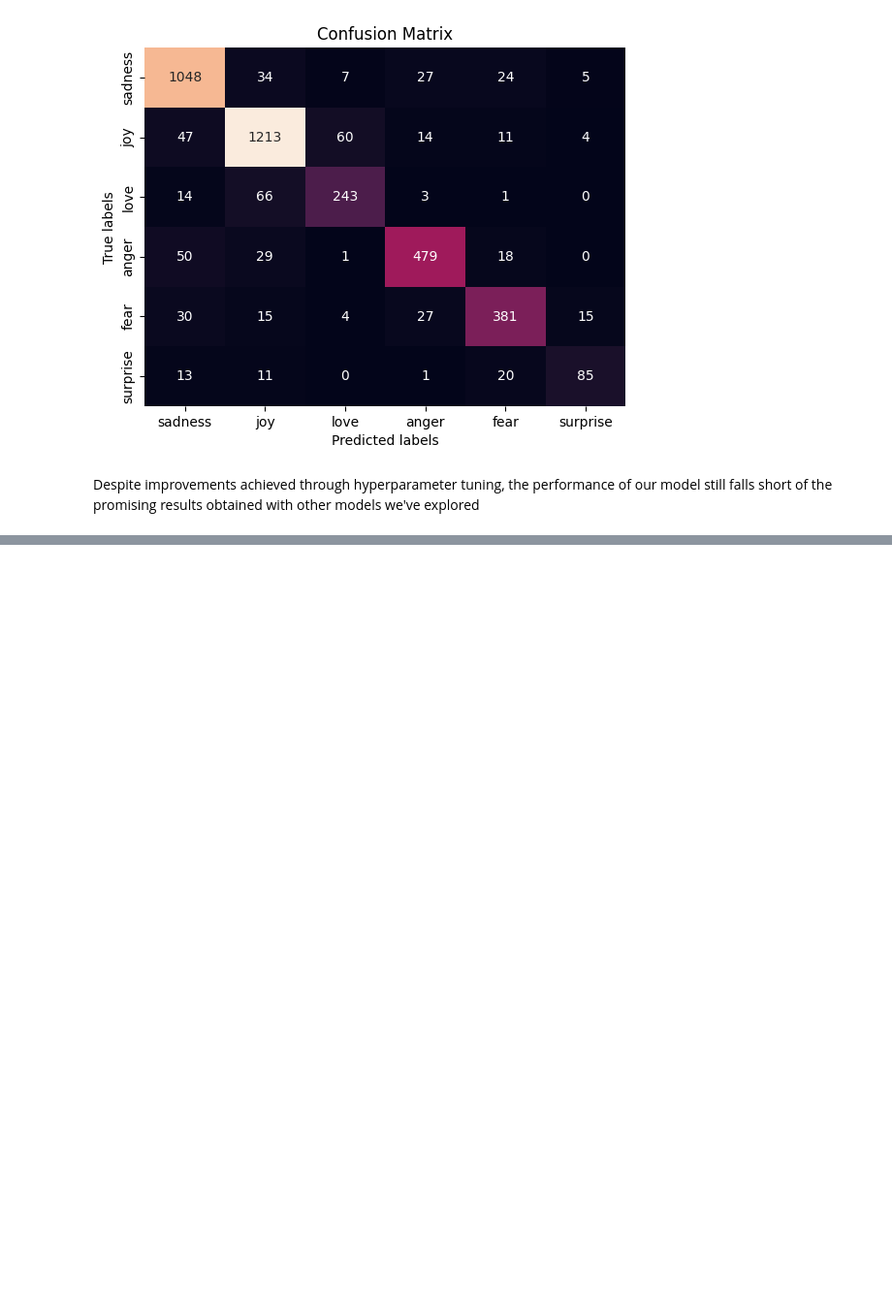
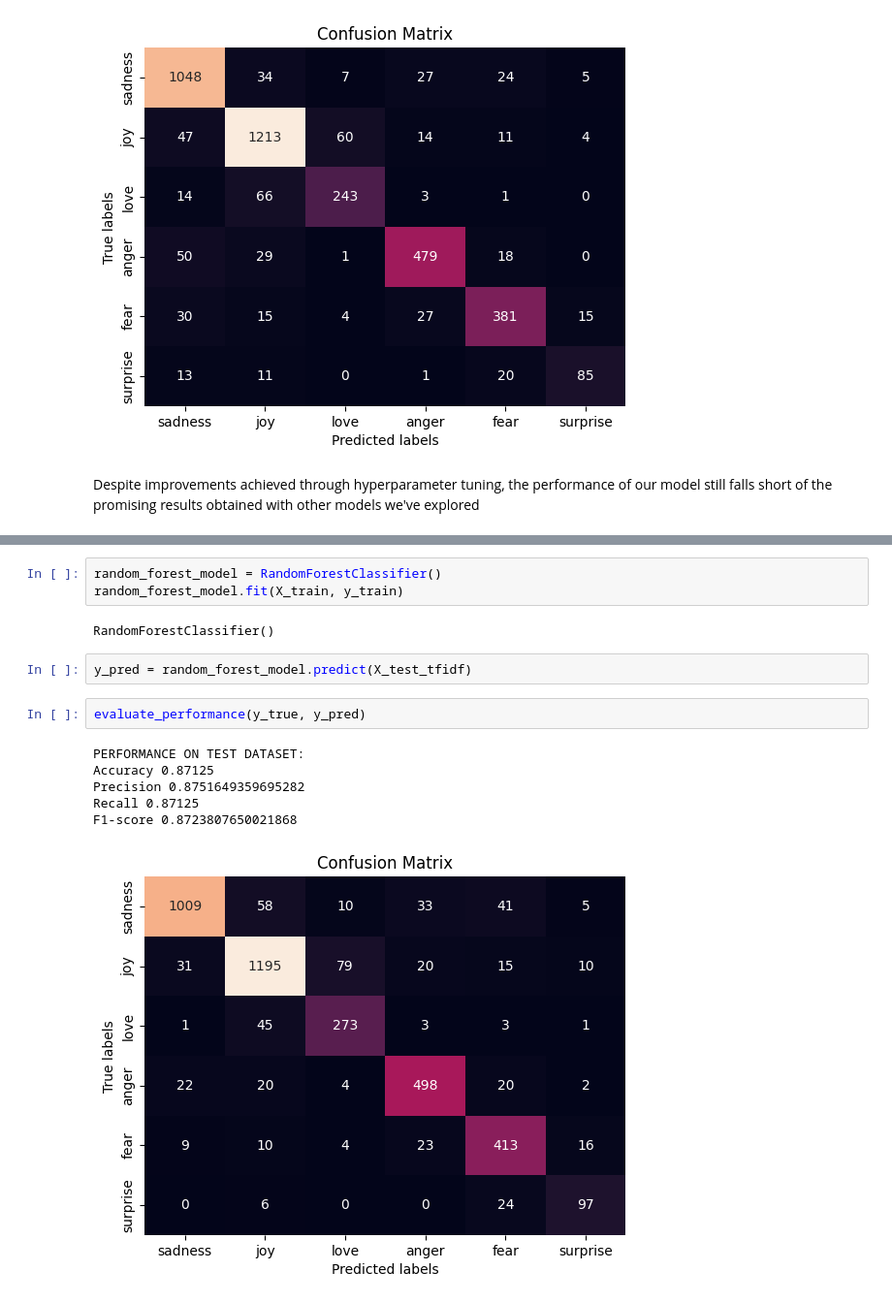
Before and after one commit to olast45/Emotions-Prediction-App, a Jupyter notebook: notebooks/emotions_analysis.ipynb, the cells around one changed output, grey strips where cells are left out. Shown at 97% size. Cells and saved outputs as stored; diff of their text form; blank space fills up the shorter version.

Commit message:
feat: Introduce Random Forest Classifier for emotion classification

```diff
--- a/notebooks/emotions_analysis.ipynb
+++ b/notebooks/emotions_analysis.ipynb
@@ -628,0 +634,16 @@ Despite improvements achieved through hyperparameter tuning, the performance of
+# %%
+random_forest_model = RandomForestClassifier()
+random_forest_model.fit(X_train, y_train)
+# %% [output]
+RandomForestClassifier()
+# %%
+y_pred = random_forest_model.predict(X_test_tfidf)
+# %%
+evaluate_performance(y_true, y_pred)
+# %% [output]
+PERFORMANCE ON TEST DATASET:
+Accuracy 0.87125
+Precision 0.8751649359695282
+Recall 0.87125
+F1-score 0.8723807650021868
+[figure, added]
```
Also changed, not shown: parts of 4 cells of this notebook.
